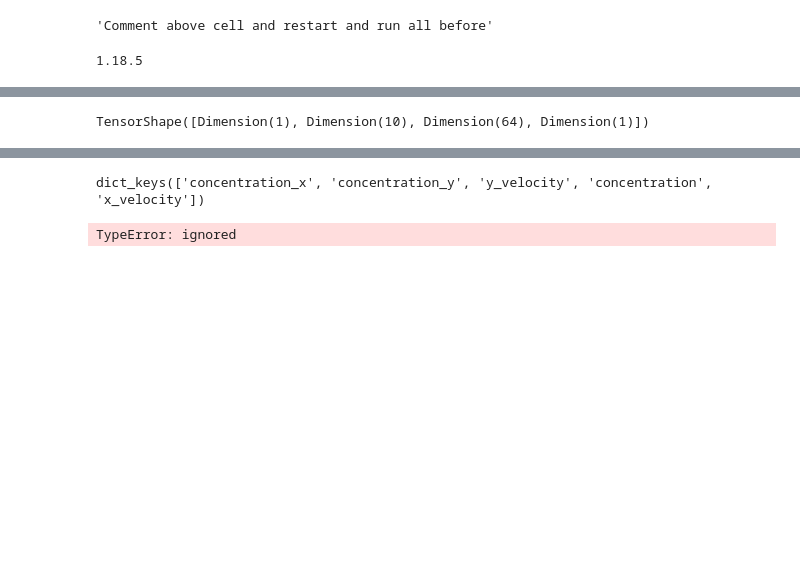
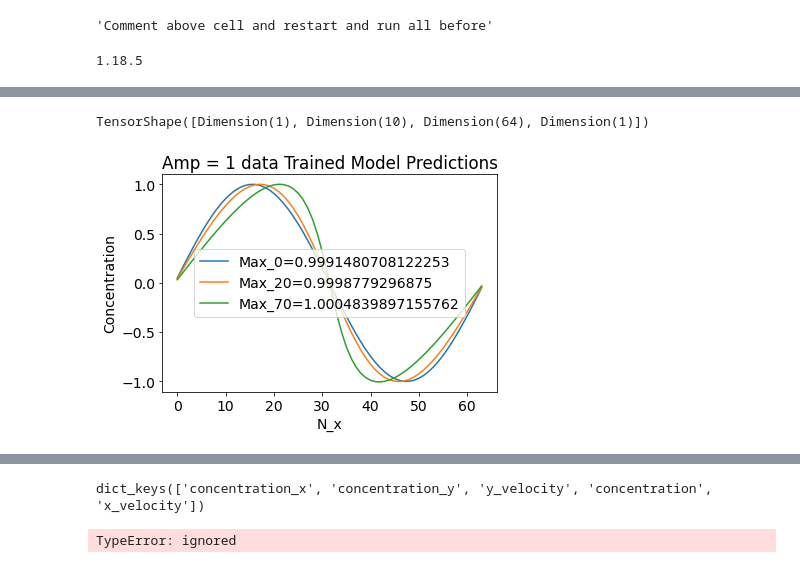
Before and after one commit to aditya5252/Multiprocessing_OOPs, a Jupyter notebook: Final_Experiments/TrainLinValidateNonLinearclean.ipynb, the cells around one changed output, grey strips where cells are left out. Cells and saved outputs as stored; diff of their text form; code cells hidden in the pictures; blank space fills up the shorter version.

```diff
--- a/Final_Experiments/TrainLinValidateNonLinearclean.ipynb
+++ b/Final_Experiments/TrainLinValidateNonLinearclean.ipynb
@@ -135,8 +182,32 @@ y_velocity (1, 64, 1)
-# %%
-model_nn = models.PseudoLinearModel(advection_equations.FiniteDifferenceAdvection(0.08), fine_grid,
-  num_time_steps=10,stencil_size=3, kernel_size=(3,1), num_layers=5, filters=16,constrained_accuracy_order=1,
-  learned_keys = {'concentration_x', 'concentration_y'}, activation='relu',)
-model_nn.call(initial_state).shape
-# model_nn.fixed_keys
-# %% [output]
-TensorShape([Dimension(1), Dimension(10), Dimension(64), Dimension(1)])
+# %%
+model_nn.call(initial_state).shape
+# model_nn.fixed_keys
+# %% [output]
+TensorShape([Dimension(1), Dimension(10), Dimension(64), Dimension(1)])
+# %%
+
+def timestepNL(initSt,delt):
+  # Every array is a numpy array
+  ct_np=np.squeeze(initSt['concentration'])
+
+  all_key=model_nn.spatial_derivatives(initSt)
+  C_x = np.squeeze(all_key['concentration_x'].numpy())
+
+  ct1_np = ct_np + delt*(-ct_np)*(C_x)
+  # ct1_np = ct_np + delt*(-C_x)
+  initSt1 = copy.deepcopy(initSt)
+  initSt1['concentration'][0,:,0] = ct1_np
+  return ct1_np,initSt1
+
+data_ls=[]
+init_t = copy.deepcopy(initial_state)
+# data_ls.append(init_t)
+for i in range(100):
+  # model_nn.spatial_derivatives(init_t)
+  ct1,init2=timestepNL(init_t,dt)
+  init_t= copy.deepcopy(init2)
+  data_ls.append(ct1)
+# %%
+plot_time_prop(data_ls,0,20,70,'Amp = 1 data Trained ')
+# %% [output]
+[figure, added]
```
Also changed, not shown: parts of 22 cells of this notebook.
